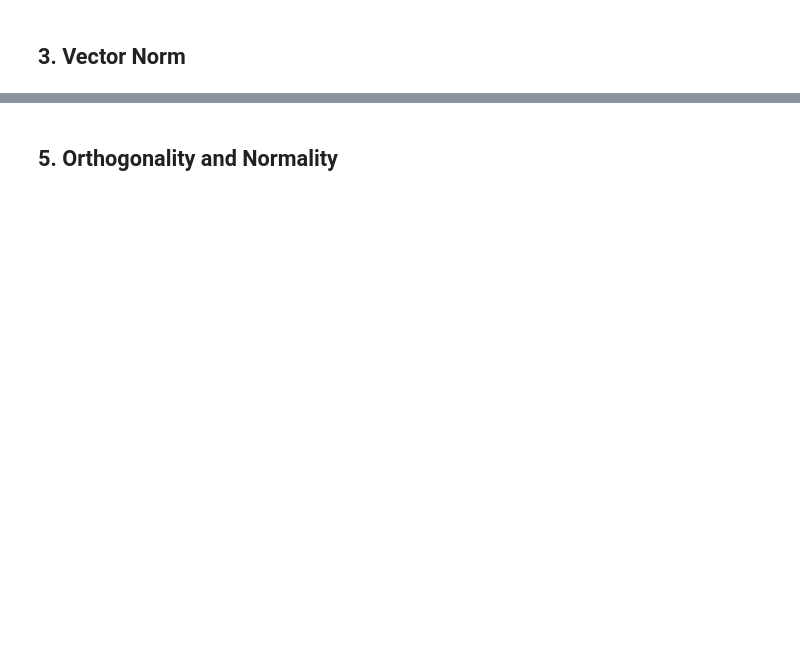
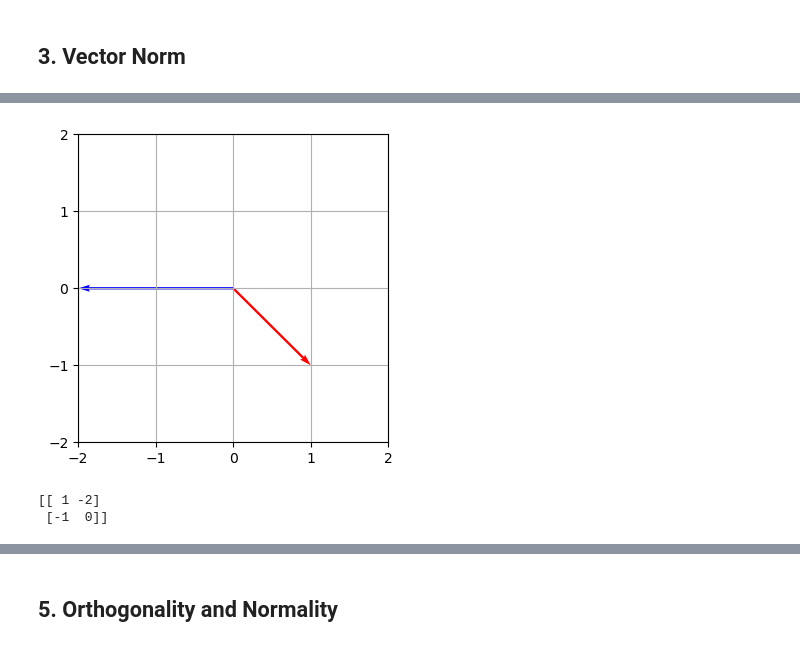
Before and after one commit to dyjdlopez/dsp-fundamentals, a Jupyter notebook: lecture_notes/dsp_lecture_01.ipynb, the cells around one changed output, grey strips where cells are left out. Saved outputs shown, nothing was run; the diff lists cells and outputs as text; code cells hidden in the pictures; blank space fills up the shorter version.

```diff
--- a/lecture_notes/dsp_lecture_01.ipynb
+++ b/lecture_notes/dsp_lecture_01.ipynb
@@ -356,0 +578,17 @@ array([[ 2],
+# %%
+### Repositioning / Translation
+
+t_mat = np.array([
+    [-1,0],
+    [0,-1]
+]) ### -1 * I ## scalar matrix
+B = np.array([
+              [-1,2],
+              [1,0]
+])
+plot_quiv(t_mat@B)
+print(t_mat@B)
+# %% [output]
+[figure, added]
+[[ 1 -2]
+ [-1  0]]
```
Also changed, not shown: parts of 46 cells of this notebook.
